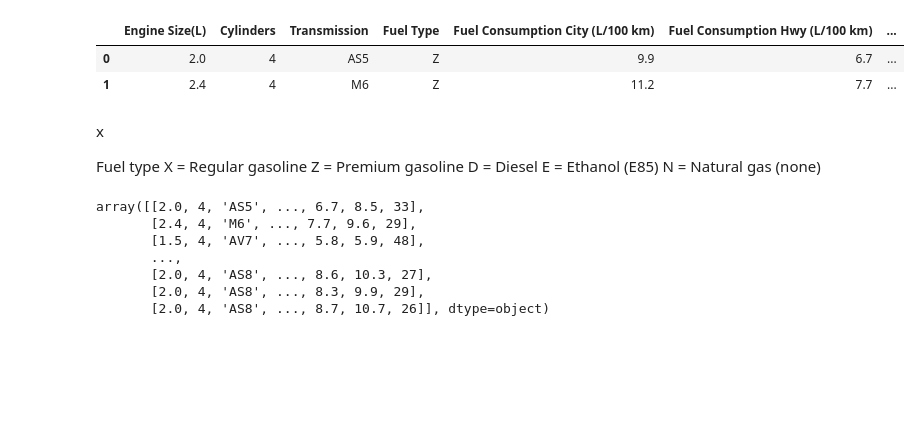
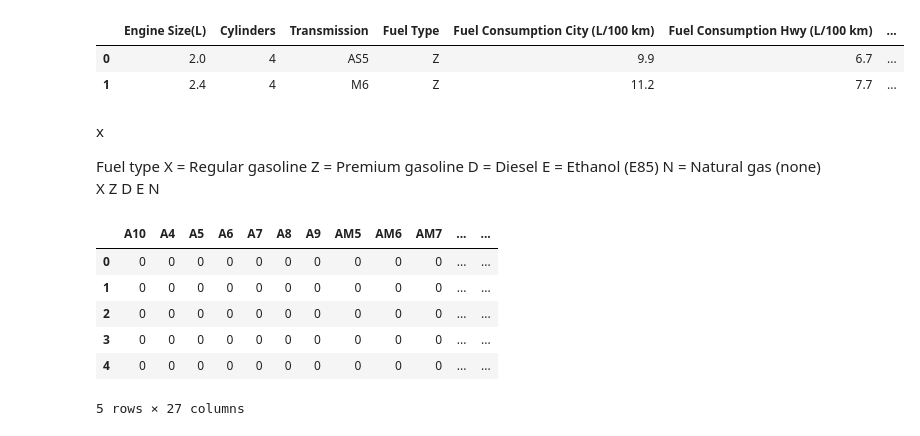
Before and after one commit to Gabecodex/Cars_Emisions_Canada, a Jupyter notebook: notebook.ipynb, the cells around one changed output. Drawn from its saved outputs; the diff is of its cells as text; code cells hidden in the pictures; blank space fills up the shorter version.

```diff
--- a/notebook.ipynb
+++ b/notebook.ipynb
@@ -82,10 +82,16 @@ cdf.head(2)
 | 1 | 2.4 | 4 | M6 | Z | 11.2 | 7.7 | ... |
 # %% [markdown]
 x
-
+<body>
 Fuel type
 X = Regular gasoline
 Z = Premium gasoline
 D = Diesel
 E = Ethanol (E85)
 N = Natural gas (none)
+
+X
+Z
+D
+E
+N
@@ -95,10 +97,0 @@ y = cdf['CO2 Emissions(g/km)']
-# %%
-x
-# %% [output]
-array([[2.0, 4, 'AS5', ..., 6.7, 8.5, 33],
-       [2.4, 4, 'M6', ..., 7.7, 9.6, 29],
-       [1.5, 4, 'AV7', ..., 5.8, 5.9, 48],
-       ...,
-       [2.0, 4, 'AS8', ..., 8.6, 10.3, 27],
-       [2.0, 4, 'AS8', ..., 8.3, 9.9, 29],
-       [2.0, 4, 'AS8', ..., 8.7, 10.7, 26]], dtype=object)
@@ -121,0 +98,11 @@ X[0:5]
+# %%
+Transmissionn = pd.get_dummies(cdf['Transmission'])
+Transmissionn.head(5)
+# %% [output]
+|  | A10 | A4 | A5 | A6 | A7 | A8 | A9 | AM5 | AM6 | AM7 | ... | ... |
+| 0 | 0 | 0 | 0 | 0 | 0 | 0 | 0 | 0 | 0 | 0 | ... | ... |
+| 1 | 0 | 0 | 0 | 0 | 0 | 0 | 0 | 0 | 0 | 0 | ... | ... |
+| 2 | 0 | 0 | 0 | 0 | 0 | 0 | 0 | 0 | 0 | 0 | ... | ... |
+| 3 | 0 | 0 | 0 | 0 | 0 | 0 | 0 | 0 | 0 | 0 | ... | ... |
+| 4 | 0 | 0 | 0 | 0 | 0 | 0 | 0 | 0 | 0 | 0 | ... | ... |
+5 rows × 27 columns
```
Also changed, not shown: parts of 9 cells of this notebook.
